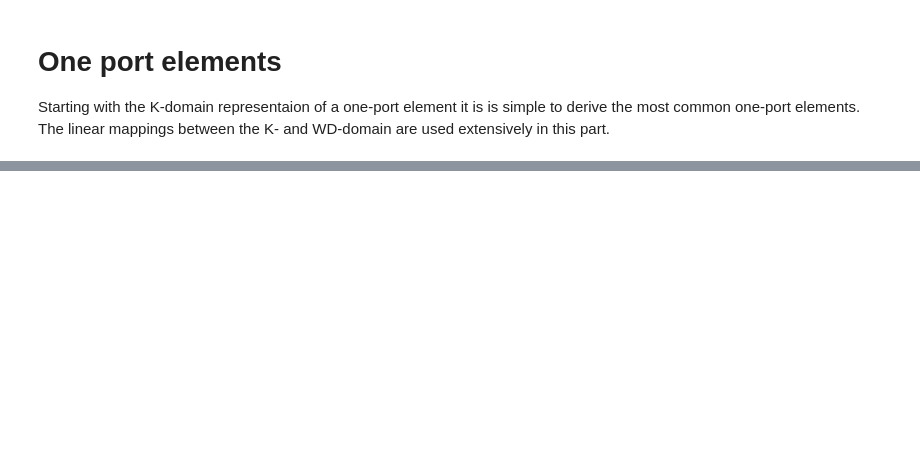
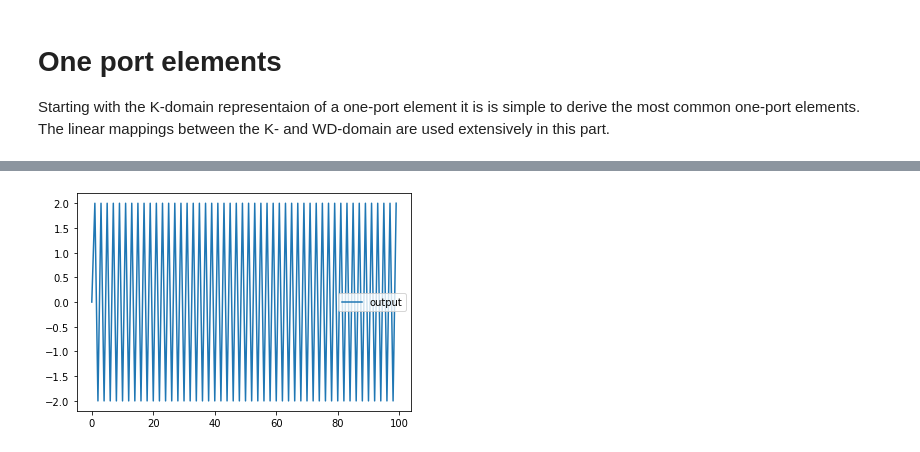
Before and after one commit to gusanthon/diode-clipper-wdf, a Jupyter notebook: juce-based-diode-clipper-wdf.ipynb, the cells around one changed output, grey strips where cells are left out. Saved outputs shown, nothing was run; the diff lists cells and outputs as text; code cells hidden in the pictures; blank space fills up the shorter version.

```diff
--- a/juce-based-diode-clipper-wdf.ipynb
+++ b/juce-based-diode-clipper-wdf.ipynb
@@ -279,11 +284,11 @@ class series_adaptor(baseWDF):
         self.p1 = p1
         self.p2 = p2
         self.port1Reflect = 1
-        self.calcImpedance()
+        self.calc_impedance()
         p1.connect_to_parent(self)
         p2.connect_to_parent(self)
 
-    def calcImpedance(self):
+    def calc_impedance(self):
         self.Rp = self.p1.Rp + self.p2.Rp
         self.G = 1. / self.Rp
         self.port1Reflect = self.p1.Rp / self.Rp
@@ -453,9 +464,9 @@ class Diode(RootWDF):
         self.Is = Is
         self.Vt = Vt * nDiodes
         self.oneOverVt = 1. / self.Vt
-        self.calcImpedance()
+        self.calc_impedance()
 
-    def calcImpedance(self):
+    def calc_impedance(self):
         self.twoR_Is = 2 * self.next.Rp * self.Is
         self.R_Is_Over_Vt = self.next.Rp * self.Is * self.oneOverVt
         self.logR_Is_Over_Vt = np.log(self.R_Is_Over_Vt)
@@ -478,9 +489,9 @@ class diodePair(RootWDF):
         self.Is = Is
         self.Vt = nDiodes * Vt
         self.oneOverVt = 1./ self.Vt
-        self.calcImpedance()
+        self.calc_impedance()
 
-    def calcImpedance(self):
+    def calc_impedance(self):
         self.R_Is = self.next.Rp * self.Is
         self.R_Is_Over_Vt = self.R_Is / self.Vt
         self.logR_Is_Over_Vt = np.log(self.R_Is_Over_Vt)
@@ -489,10 +500,7 @@ class diodePair(RootWDF):
         self.a = a
 
     def propogate_reflected_wave(self):
-        try:
-            lam = np.sign(self.a)
-        except:
-            lam = 0
+        lam = np.sign(self.a)
         lam_a_over_Vt = lam * self.a * self.oneOverVt
         self.b = self.a - 2 * self.Vt * lam * omega4(self.logR_Is_Over_Vt + lam_a_over_Vt) - omega4(self.logR_Is_Over_Vt - lam_a_over_Vt)
         return self.b
@@ -539,0 +580,69 @@ scipy.io.wavfile.write('./audio/sineOut.wav',fs,output)
+# %%
+# audio_path = './audio/drums-clean.wav'
+# fs,audio = scipy.io.wavfile.read(audio_path)
+# output = np.zeros(audio.shape)
+fs = int(44100)
+
+N = int(1.5 * fs)
+f = 10000
+amp = 1
+n = np.arange(0,N/fs,1/fs)
+# x = np.sin(2 * np.pi * f * n) * amp
+x = np.zeros(N)
+x[0] = 1
+output = np.zeros(x.shape)
+Cap = 5e-8
+
+R1 = Resistor(1000)
+R2 = Resistor(1000)
+
+C1 = Capacitor(Cap,fs)
+C2 = Capacitor(Cap,fs)
+
+S1 = series_adaptor(R2,C2)
+P1 = parallel_adaptor(C1,S1)
+S2 = series_adaptor(R1,P1)
+
+Vs = ideal_voltage_source(S2)
+
+cutoff = 2000
+res = 1 / 2* np.pi * Cap * cutoff
+
+R1.set_resistance(res)
+R2.set_resistance(res)
+C1.set_capacitance(Cap)
+C2.set_capacitance(Cap)
+
+for i in range(len(x)):
+    Vs.set_voltage(x[i])
+    # print(Vs.probe_voltage())
+    Vs.accept_incident_wave(S2.propogate_reflected_wave())
+    y = C2.probe_voltage()
+    S2.accept_incident_wave(Vs.propogate_reflected_wave())
+    output[i] = y
+
+plt.plot(output[:100],label='output')
+# plt.plot(x[:500],label='input')
+
+plt.legend()
+
+yf = fft(output)
+w = hanning(len(x))
+yw = output * w
+yfw = fft(yw)
+xf = fftfreq(N, 1/FS)[:N//2]
+plt.show()
+plt.plot(xf, 2.0/N * np.abs(yf[0:N//2]),label='normal fft')
+plt.plot(xf, 2.0/N * np.abs(yfw[0:N//2]),label='fft hann window')
+plt.title('2nd order lpf frequency response')
+# plt.plot()
+plt.grid()
+plt.legend()
+plt.xlabel('frequency')
+plt.ylabel('magnitude')
+plt.show()
+
+# scipy.io.wavfile.write('./audio/drums-low-passed.wav',fs,output)
+# !open './audio/drums-low-passed.wav'
+# %% [output]
+[figure, added]
```
Also changed, not shown: parts of 16 cells of this notebook.
